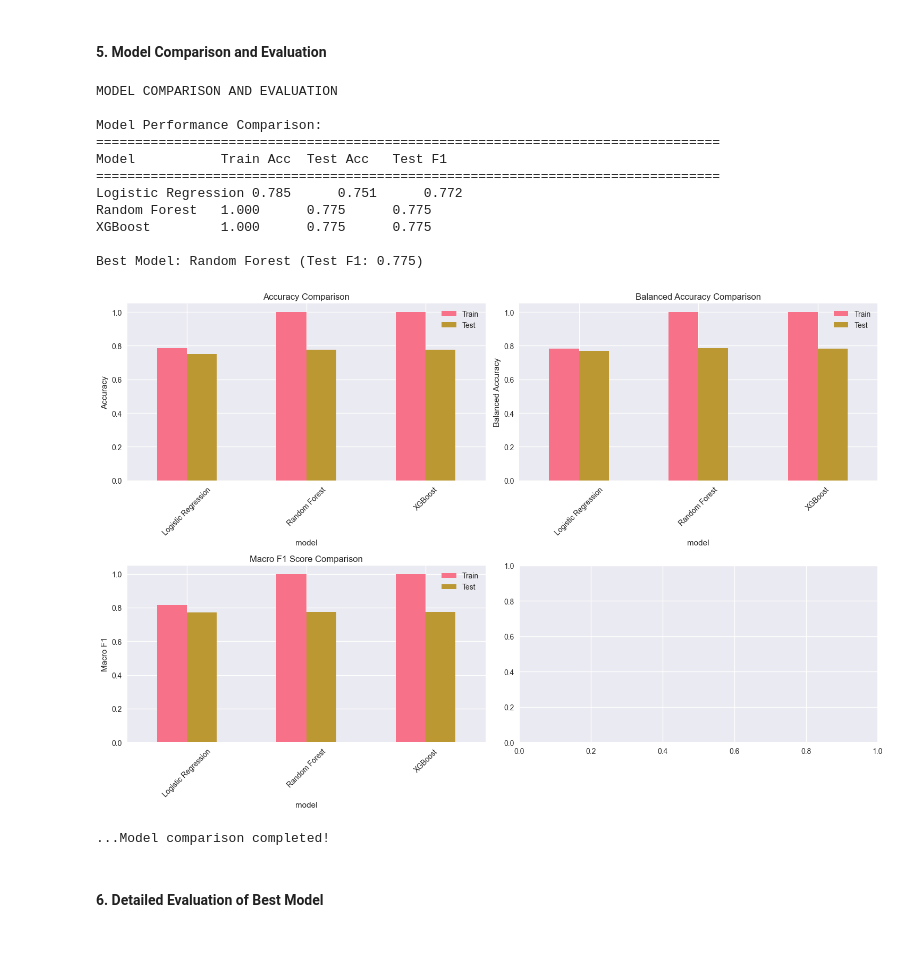
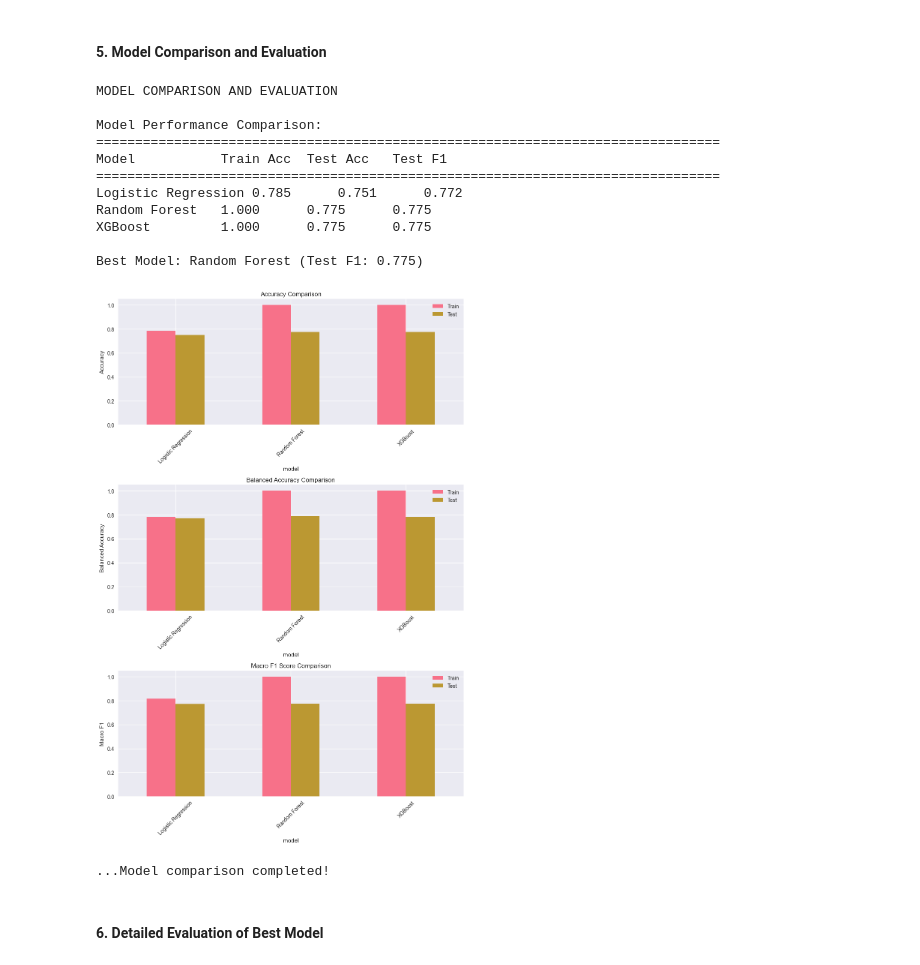
Before and after one commit to DuoDduo/Ai-Fellowship-module-3, a Jupyter notebook: Tasks/Task25/modelling.ipynb, the cells around one changed output. Saved outputs shown, nothing was run; the diff lists cells and outputs as text; code cells hidden in the pictures.

```diff
--- a/Tasks/Task25/modelling.ipynb
+++ b/Tasks/Task25/modelling.ipynb
@@ -408,50 +408,52 @@ for _, row in comparison_df.iterrows():
 # Find best model based on test F1 score
 best_model_name = comparison_df['test_f1'].idxmax()
 best_model_score = comparison_df.loc[best_model_name, 'test_f1']
 
 print(f"\nBest Model: {best_model_name} (Test F1: {best_model_score:.3f})")
 
 # Visualize model comparison
-fig, axes = plt.subplots(2, 2, figsize=(15, 10))
+# --- ADJUSTMENT HERE: Changed layout to (3, 1) and adjusted figsize for a vertical stack ---
+fig, axes = plt.subplots(3, 1, figsize=(10, 15)) # 3 Rows, 1 Column
 
 # Accuracy comparison
-comparison_df[['train_accuracy', 'test_accuracy']].plot(kind='bar', ax=axes[0,0])
-axes[0,0].set_title('Accuracy Comparison')
-axes[0,0].set_ylabel('Accuracy')
-axes[0,0].legend(['Train', 'Test'])
-axes[0,0].tick_params(axis='x', rotation=45)
+# Note: Since 'axes' is 1D, we access plots via axes[0], axes[1], axes[2]
+comparison_df[['train_accuracy', 'test_accuracy']].plot(kind='bar', ax=axes[0])
+axes[0].set_title('Accuracy Comparison')
+axes[0].set_ylabel('Accuracy')
+axes[0].legend(['Train', 'Test'])
+axes[0].tick_params(axis='x', rotation=45)
 
 # Balanced Accuracy comparison
-comparison_df[['train_balanced_acc','test_balanced_acc']].plot(kind='bar', ax=axes[0,1])
-axes[0,1].set_title('Balanced Accuracy Comparison')
-axes[0,1].set_ylabel('Balanced Accuracy')
-axes[0,1].legend(['Train', 'Test'])
-axes[0,1].tick_params(axis='x', rotation=45)
+comparison_df[['train_balanced_acc','test_balanced_acc']].plot(kind='bar', ax=axes[1])
+axes[1].set_title('Balanced Accuracy Comparison')
+axes[1].set_ylabel('Balanced Accuracy')
+axes[1].legend(['Train', 'Test'])
+axes[1].tick_params(axis='x', rotation=45)
 
 # F1 Score comparison
-comparison_df[['train_f1', 'test_f1']].plot(kind='bar', ax=axes[1,0])
-axes[1,0].set_title('Macro F1 Score Comparison')
-axes[1,0].set_ylabel('Macro F1')
-axes[1,0].legend(['Train', 'Test'])
-axes[1,0].tick_params(axis='x', rotation=45)
+comparison_df[['train_f1', 'test_f1']].plot(kind='bar', ax=axes[2])
+axes[2].set_title('Macro F1 Score Comparison')
+axes[2].set_ylabel('Macro F1')
+axes[2].legend(['Train', 'Test'])
+axes[2].tick_params(axis='x', rotation=45)
 
 plt.tight_layout()
 plt.show()
 
 print("...Model comparison completed!")
 # %% [output]
 MODEL COMPARISON AND EVALUATION
 
 Model Performance Comparison:
 ================================================================================
 Model           Train Acc  Test Acc   Test F1
 ================================================================================
 Logistic Regression 0.785      0.751      0.772
 Random Forest   1.000      0.775      0.775
 XGBoost         1.000      0.775      0.775
 
 Best Model: Random Forest (Test F1: 0.775)
-[figure, old version]
+[figure, new version]
 ...Model comparison completed!
 # %% [markdown]
 #### **6. Detailed Evaluation of Best Model**
```
Also changed, not shown: parts of 1 cell of this notebook, 21 other files.
